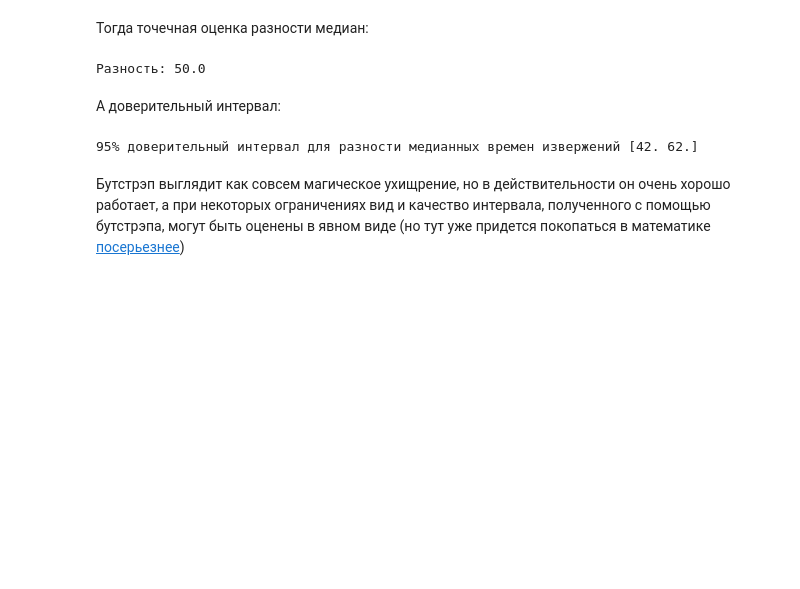
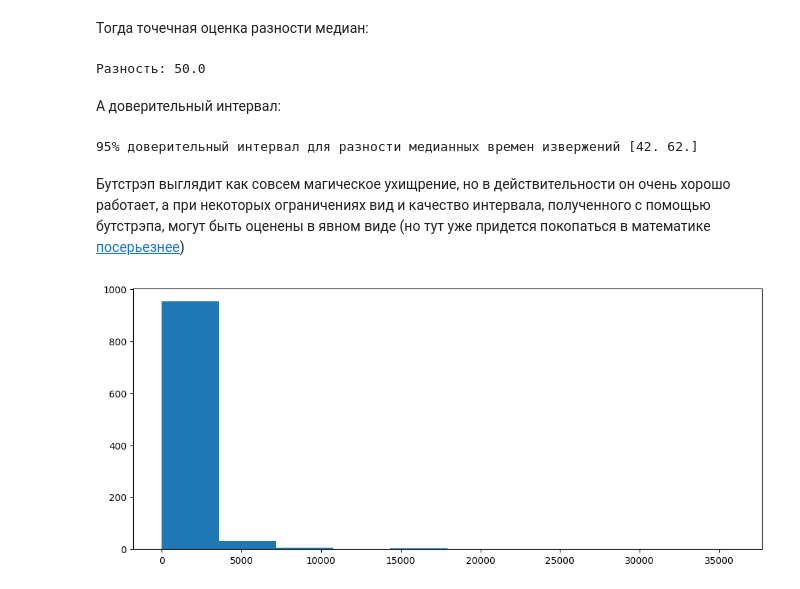
Before and after one commit to pileyan/HSE_Statistics_1, a Jupyter notebook: lect3/Confidence intervals.ipynb, the cells around one changed output. Saved outputs shown, nothing was run; the diff lists cells and outputs as text; code cells hidden in the pictures; blank space fills up the shorter version.

```diff
--- a/lect3/Confidence intervals.ipynb
+++ b/lect3/Confidence intervals.ipynb
@@ -565,3 +607,9 @@ print("95% доверительный интервал для разности
 95% доверительный интервал для разности медианных времен извержений [42. 62.]
 # %% [markdown]
 Бутстрэп выглядит как совсем магическое ухищрение, но в действительности он очень хорошо работает, а при некоторых ограничениях вид и качество интервала, полученного с помощью бутстрэпа, могут быть оценены в явном виде (но тут уже придется покопаться в математике [посерьезнее](https://www.stat.purdue.edu/~dasgupta/bootstrap.pdf))
+# %%
+a = np.random.lognormal(5,2, 1000)
+# %%
+_ = plt.hist(a)
+# %% [output]
+[figure, added]
```
Also changed, not shown: parts of 27 cells of this notebook, 14 other files.
